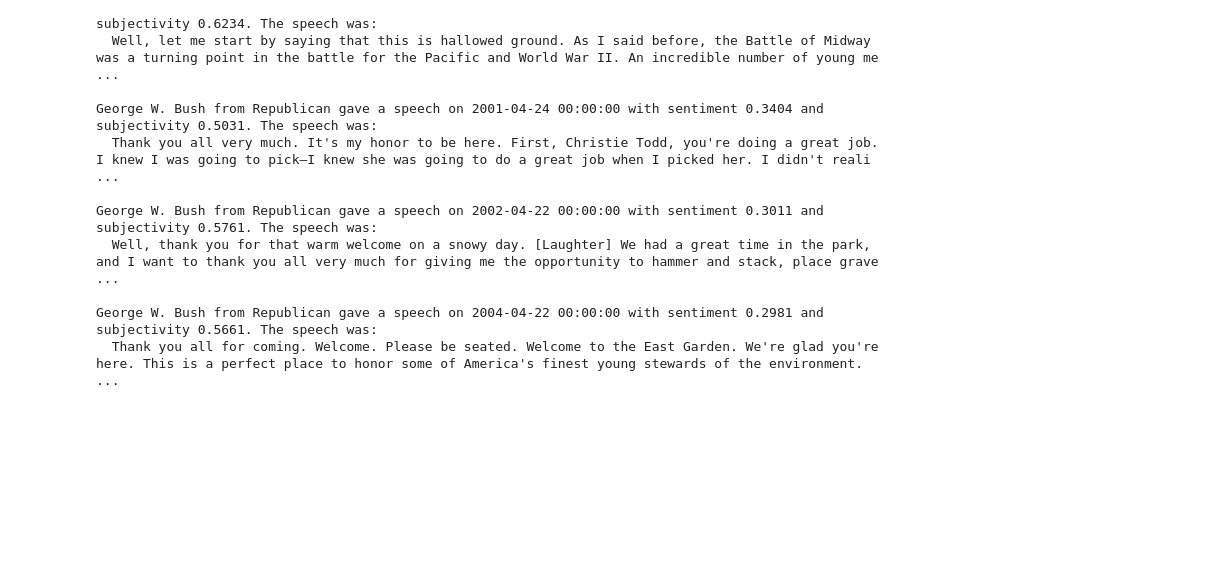
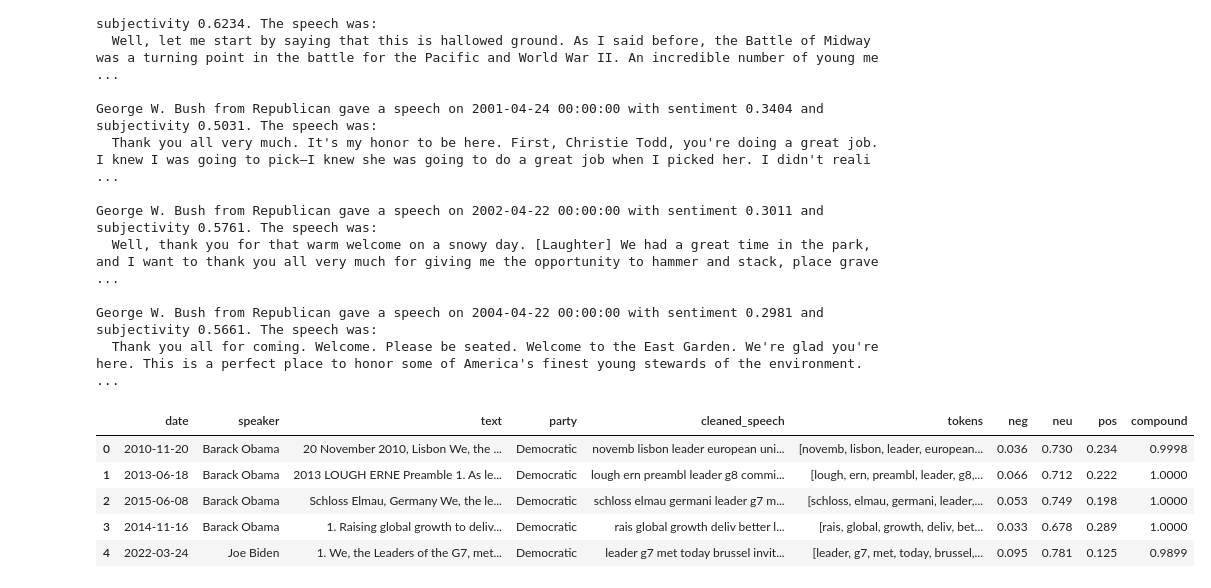
Before and after one commit to Alvaroguijarro97/text_as_data_final_project, a Jupyter notebook: sentiment_evaluation.ipynb, the cells around one changed output. Saved outputs shown, nothing was run; the diff lists cells and outputs as text; code cells hidden in the pictures; blank space fills up the shorter version.

```diff
--- a/sentiment_evaluation.ipynb
+++ b/sentiment_evaluation.ipynb
@@ -183,3 +150,20 @@ George W. Bush from Republican gave a speech on 2002-04-22 00:00:00 with sentime
 
 George W. Bush from Republican gave a speech on 2004-04-22 00:00:00 with sentiment 0.2981 and subjectivity 0.5661. The speech was:
   Thank you all for coming. Welcome. Please be seated. Welcome to the East Garden. We're glad you're here. This is a perfect place to honor some of America's finest young stewards of the environment.  ...
+# %%
+### VADER sentiment package
+
+from vaderSentiment.vaderSentiment import SentimentIntensityAnalyzer
+
+# Compute sentiment scores
+analyzer = SentimentIntensityAnalyzer()
+results = [analyzer.polarity_scores(x) for x in df_cleanned["text"]] #use speeches' column
+sentiment = pd.DataFrame.from_dict(results)
+df_sentiment_VADER = pd.concat([df_cleanned,sentiment], axis=1)
+# %% [output]
+|  | date | speaker | text | party | cleaned_speech | tokens | neg | neu | pos | compound |
+| 0 | 2010-11-20 | Barack Obama | 20 November 2010, Lisbon We, the ... | Democratic | novemb lisbon leader european uni... | [novemb, lisbon, leader, european... | 0.036 | 0.730 | 0.234 | 0.9998 |
+| 1 | 2013-06-18 | Barack Obama | 2013 LOUGH ERNE Preamble 1. As le... | Democratic | lough ern preambl leader g8 commi... | [lough, ern, preambl, leader, g8,... | 0.066 | 0.712 | 0.222 | 1.0000 |
+| 2 | 2015-06-08 | Barack Obama | Schloss Elmau, Germany We, the le... | Democratic | schloss elmau germani leader g7 m... | [schloss, elmau, germani, leader,... | 0.053 | 0.749 | 0.198 | 1.0000 |
+| 3 | 2014-11-16 | Barack Obama | 1. Raising global growth to deliv... | Democratic | rais global growth deliv better l... | [rais, global, growth, deliv, bet... | 0.033 | 0.678 | 0.289 | 1.0000 |
+| 4 | 2022-03-24 | Joe Biden | 1. We, the Leaders of the G7, met... | Democratic | leader g7 met today brussel invit... | [leader, g7, met, today, brussel,... | 0.095 | 0.781 | 0.125 | 0.9899 |
```
Also changed, not shown: parts of 8 cells of this notebook.
